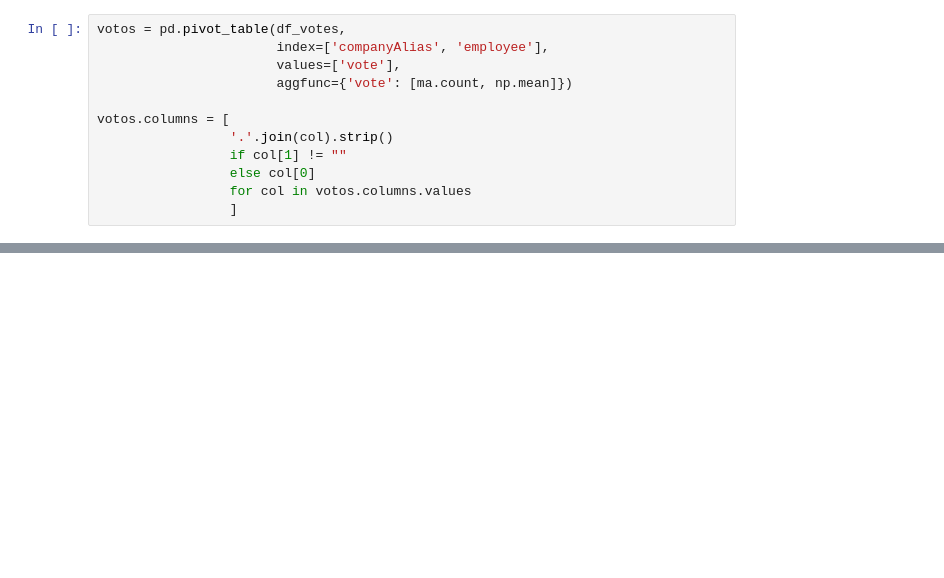
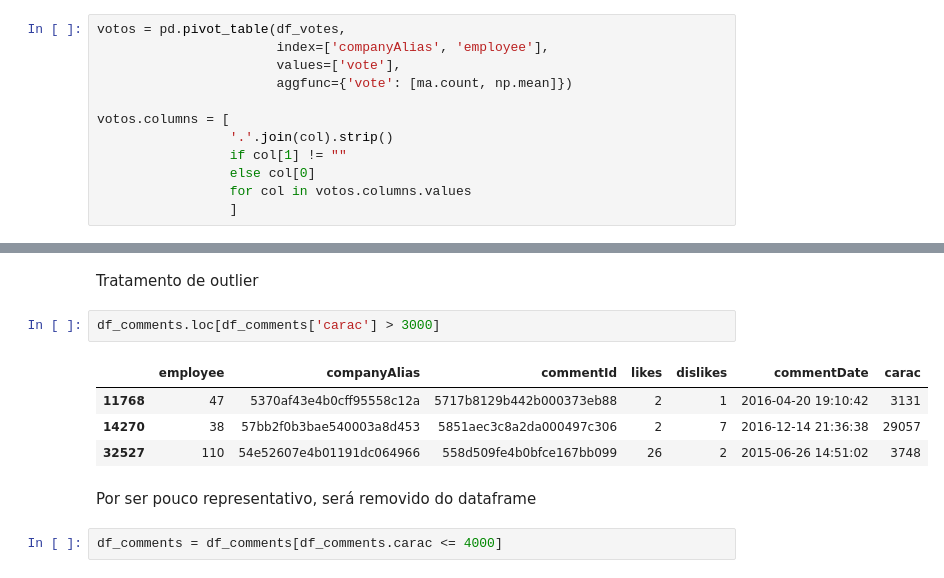
Before and after one commit to bruna-calistrate/DataWrangling-Case1, a Jupyter notebook: Case_1_Data_Wrangling_Daily_Happiness_&_Employee_Turnover.ipynb, the cells around one changed output, grey strips where cells are left out. Cells and saved outputs as stored; diff of their text form; blank space fills up the shorter version.

```diff
--- a/Case_1_Data_Wrangling_Daily_Happiness_&_Employee_Turnover.ipynb
+++ b/Case_1_Data_Wrangling_Daily_Happiness_&_Employee_Turnover.ipynb
@@ -392,4 +411,17 @@ fig = px.violin(df_comments,
 fig.show()
 # %% [output]
 [interactive output not drawn]
+# %% [markdown]
+Tratamento de outlier
+# %%
+df_comments.loc[df_comments['carac'] > 3000]
+# %% [output]
+|  | employee | companyAlias | commentId | likes | dislikes | commentDate | carac |
+| 11768 | 47 | 5370af43e4b0cff95558c12a | 5717b8129b442b000373eb88 | 2 | 1 | 2016-04-20 19:10:42 | 3131 |
+| 14270 | 38 | 57bb2f0b3bae540003a8d453 | 5851aec3c8a2da000497c306 | 2 | 7 | 2016-12-14 21:36:38 | 29057 |
+| 32527 | 110 | 54e52607e4b01191dc064966 | 558d509fe4b0bfce167bb099 | 26 | 2 | 2015-06-26 14:51:02 | 3748 |
+# %% [markdown]
+Por ser pouco representativo, será removido do dataframe
+# %%
+df_comments = df_comments[df_comments.carac <= 4000]
 # %%
```
Also changed, not shown: parts of 16 cells of this notebook.
